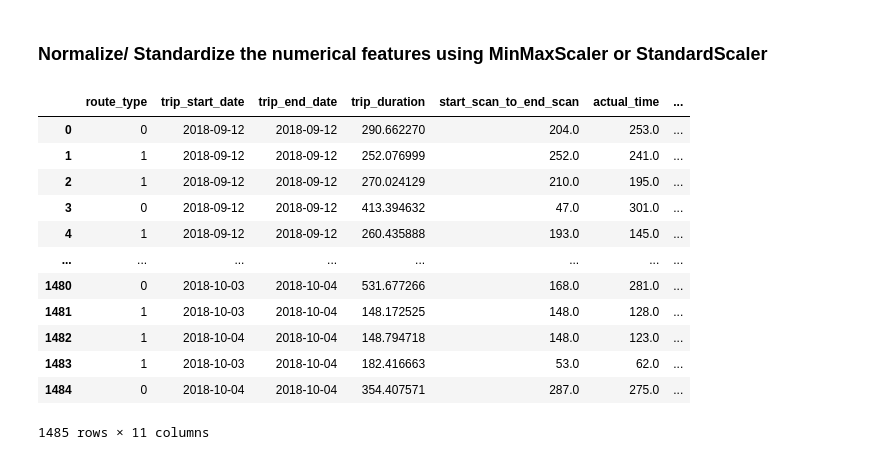
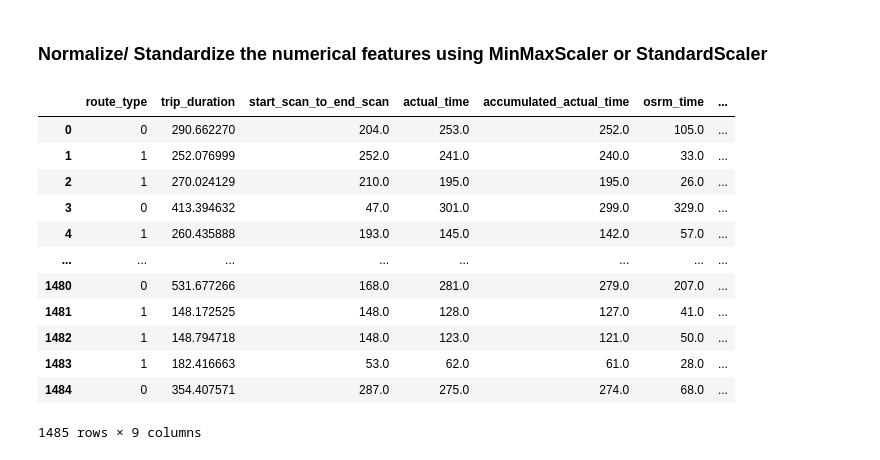
Before and after one commit to akshayabhale1406/SCLR_Delhivery_FE, a Jupyter notebook: Delhivery_FE.ipynb, the cells around one changed output. Saved outputs shown, nothing was run; the diff lists cells and outputs as text; code cells hidden in the pictures.

```diff
--- a/Delhivery_FE.ipynb
+++ b/Delhivery_FE.ipynb
@@ -1085,22 +1076,22 @@ df_combined_times.head()
 ### Normalize/ Standardize the numerical features using MinMaxScaler or StandardScaler
 # %%
 df_scaled = df_combined_times.copy()
-df_scaled = df_scaled.drop(columns = ["trip_uuid", "source_name", "destination_name"])
+df_scaled = df_scaled.drop(columns = ["trip_uuid", "trip_start_date", "trip_end_date", "source_name", "destination_name"])
 df_scaled
 # %% [output]
-|  | route_type | trip_start_date | trip_end_date | trip_duration | start_scan_to_end_scan | actual_time | ... |
-| 0 | 0 | 2018-09-12 | 2018-09-12 | 290.662270 | 204.0 | 253.0 | ... |
-| 1 | 1 | 2018-09-12 | 2018-09-12 | 252.076999 | 252.0 | 241.0 | ... |
-| 2 | 1 | 2018-09-12 | 2018-09-12 | 270.024129 | 210.0 | 195.0 | ... |
-| 3 | 0 | 2018-09-12 | 2018-09-12 | 413.394632 | 47.0 | 301.0 | ... |
-| 4 | 1 | 2018-09-12 | 2018-09-12 | 260.435888 | 193.0 | 145.0 | ... |
+|  | route_type | trip_duration | start_scan_to_end_scan | actual_time | accumulated_actual_time | osrm_time | ... |
+| 0 | 0 | 290.662270 | 204.0 | 253.0 | 252.0 | 105.0 | ... |
+| 1 | 1 | 252.076999 | 252.0 | 241.0 | 240.0 | 33.0 | ... |
+| 2 | 1 | 270.024129 | 210.0 | 195.0 | 195.0 | 26.0 | ... |
+| 3 | 0 | 413.394632 | 47.0 | 301.0 | 299.0 | 329.0 | ... |
+| 4 | 1 | 260.435888 | 193.0 | 145.0 | 142.0 | 57.0 | ... |
 | ... | ... | ... | ... | ... | ... | ... | ... |
-| 1480 | 0 | 2018-10-03 | 2018-10-04 | 531.677266 | 168.0 | 281.0 | ... |
-| 1481 | 1 | 2018-10-03 | 2018-10-04 | 148.172525 | 148.0 | 128.0 | ... |
-| 1482 | 1 | 2018-10-04 | 2018-10-04 | 148.794718 | 148.0 | 123.0 | ... |
-| 1483 | 1 | 2018-10-03 | 2018-10-04 | 182.416663 | 53.0 | 62.0 | ... |
-| 1484 | 0 | 2018-10-04 | 2018-10-04 | 354.407571 | 287.0 | 275.0 | ... |
+| 1480 | 0 | 531.677266 | 168.0 | 281.0 | 279.0 | 207.0 | ... |
+| 1481 | 1 | 148.172525 | 148.0 | 128.0 | 127.0 | 41.0 | ... |
+| 1482 | 1 | 148.794718 | 148.0 | 123.0 | 121.0 | 50.0 | ... |
+| 1483 | 1 | 182.416663 | 53.0 | 62.0 | 61.0 | 28.0 | ... |
+| 1484 | 0 | 354.407571 | 287.0 | 275.0 | 274.0 | 68.0 | ... |
-1485 rows × 11 columns
+1485 rows × 9 columns
 # %%
 from sklearn.preprocessing import StandardScaler
 scaler = StandardScaler()
```
Also changed, not shown: parts of 13 cells of this notebook.
